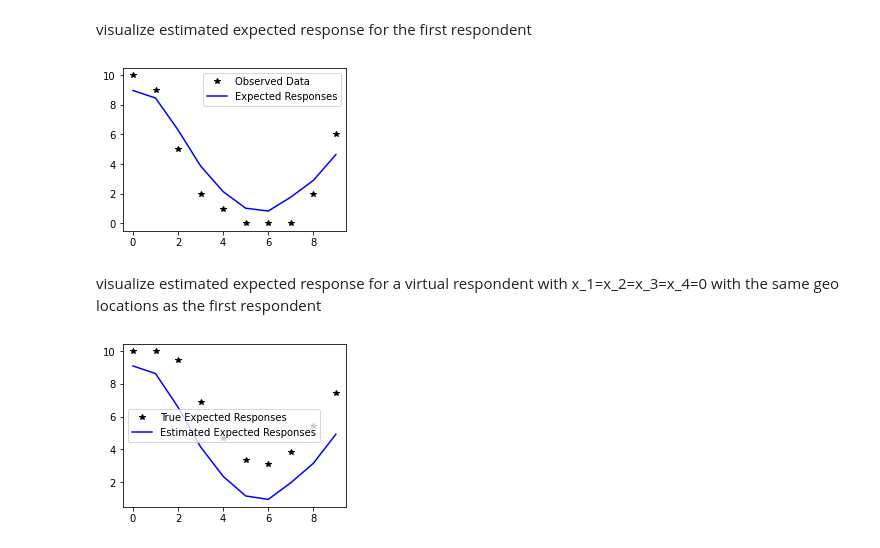
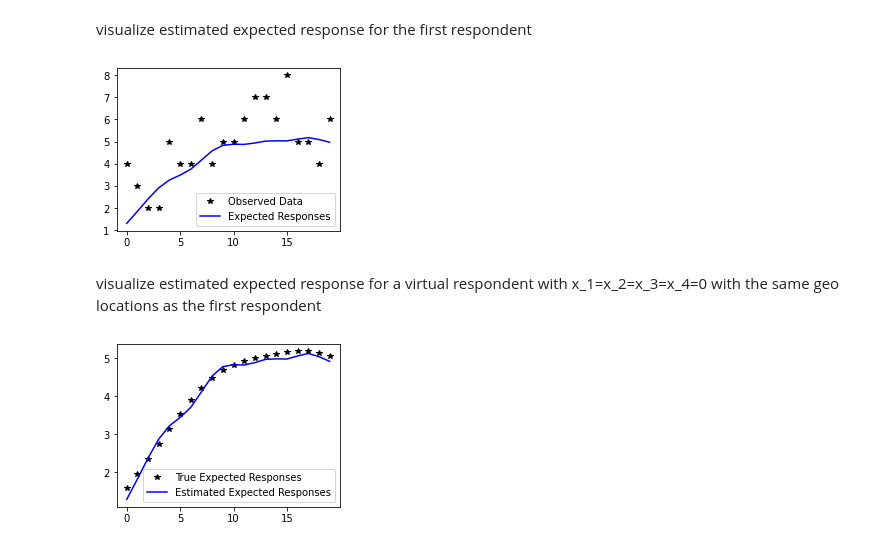
Before and after one commit to yahoochen97/GP_gradient, a Jupyter notebook: GeospatialIRT/spatialtemporalIRTdemo.ipynb, the cells around one changed output. Drawn from its saved outputs; the diff is of its cells as text; code cells hidden in the pictures.

Commit message:
increase sample size

```diff
--- a/GeospatialIRT/spatialtemporalIRTdemo.ipynb
+++ b/GeospatialIRT/spatialtemporalIRTdemo.ipynb
@@ -24,8 +24,8 @@ temporal normalized latent policy positions: sigma_i = x_1^2 + x_2 + x_1*x_2 + c
 
 response model: y ~ binom(sigma_i,m), y=1,...,m
 # %%
-n = 100; # num of respondents
-T = 10; # num of time periods
+n = 500; # num of respondents
+T = 20; # num of time periods
 m = 10; # num of items in the battery
 np.random.seed(12345)
 x = np.zeros((n*T,4+2+1))
@@ -126,13 +126,13 @@ class BinomialLikelihood(_OneDimensionalLikelihood):
 customize gp model
 # %%
 class BinomialGPModel(gpytorch.models.ApproximateGP):
-    def __init__(self, train_x):
-        variational_distribution = CholeskyVariationalDistribution(train_x.size(0))
+    def __init__(self, inducing_points):
+        variational_distribution = CholeskyVariationalDistribution(inducing_points.size(0))
         variational_strategy = VariationalStrategy(
-            self, train_x, variational_distribution, learn_inducing_locations=False
+            self, inducing_points, variational_distribution, learn_inducing_locations=True
         )
         super(BinomialGPModel, self).__init__(variational_strategy)
-        self.mean_module = gpytorch.means.LinearMean(input_size=train_x.size(1))
+        self.mean_module = gpytorch.means.LinearMean(input_size=inducing_points.size(1))
         # separate kernels for covariate, geospatial and time confounding
         self.x_covar_module = gpytorch.kernels.ScaleKernel(
             gpytorch.kernels.RBFKernel(active_dims=[0,1,2,3], ard_num_dims=4))
@@ -154,9 +154,10 @@ optimize model parameters (variational locations and hyperparameters)
 # %%
 # initialize likelihood and model
 likelihood = BinomialLikelihood(m=m)
-model = BinomialGPModel(train_x=train_x).double()
+inducing_index = torch.randperm(train_x.shape[0])[:500]
+model = BinomialGPModel(inducing_points=train_x[inducing_index]).double()
 
-training_iterations = 100
+training_iterations = 200
 
 # Find optimal model hyperparameters
 model.train()
@@ -221,26 +217,26 @@ with torch.no_grad():
     ax.plot(test_x[0:T,6].numpy(), pred_labels.numpy(), 'b')
     ax.legend(['Observed Data', 'Expected Responses'])
 # %% [output]
-[figure, old version]
+[figure, new version]
 # %% [markdown]
 visualize estimated expected response for a virtual respondent with x_1=x_2=x_3=x_4=0 with the same geo locations as the first respondent
 # %%
 with torch.no_grad():
     # plot the estimated latent f for first respondent
     test_x = train_x[0:T,:]
     test_x[:,0:4] = 0
     # Get classification predictions
     observed_pred = likelihood(model(test_x))
 
     # Initialize fig and axes for plot
     f, ax = plt.subplots(1, 1, figsize=(4, 3))
-    true_f = 1 + t_effects * g_effects[0]
+    true_f = t_effects * g_effects[0]
     true_f = (true_f - f_min) / (f_max - f_min)
     true_f = torch.clamp(torch.tensor(true_f), 0, 1)
     ax.plot(test_x[:,6].numpy(), true_f.numpy()*m, 'k*')
     # Get the predicted labels
     pred_labels = observed_pred.mean.float()
     ax.plot(test_x[0:T,6].numpy(), pred_labels.numpy(), 'b')
     ax.legend(['True Expected Responses', 'Estimated Expected Responses'])
 # %% [output]
-[figure, old version]
+[figure, new version]
```
Also changed, not shown: parts of 1 cell of this notebook.
